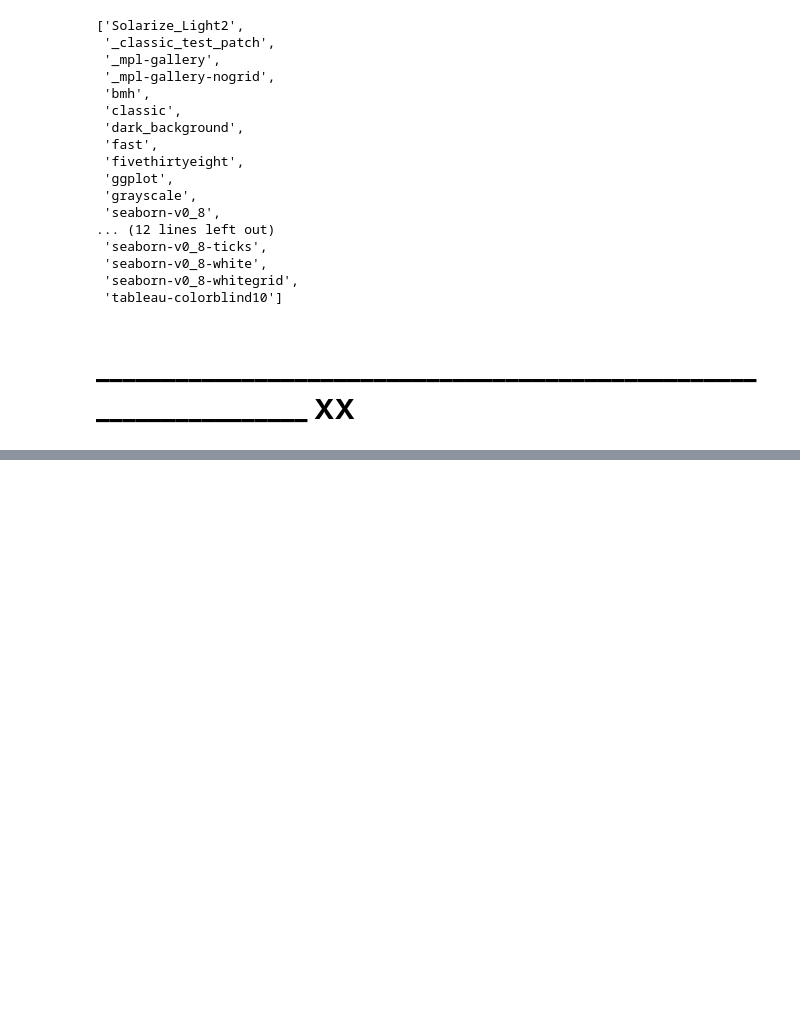
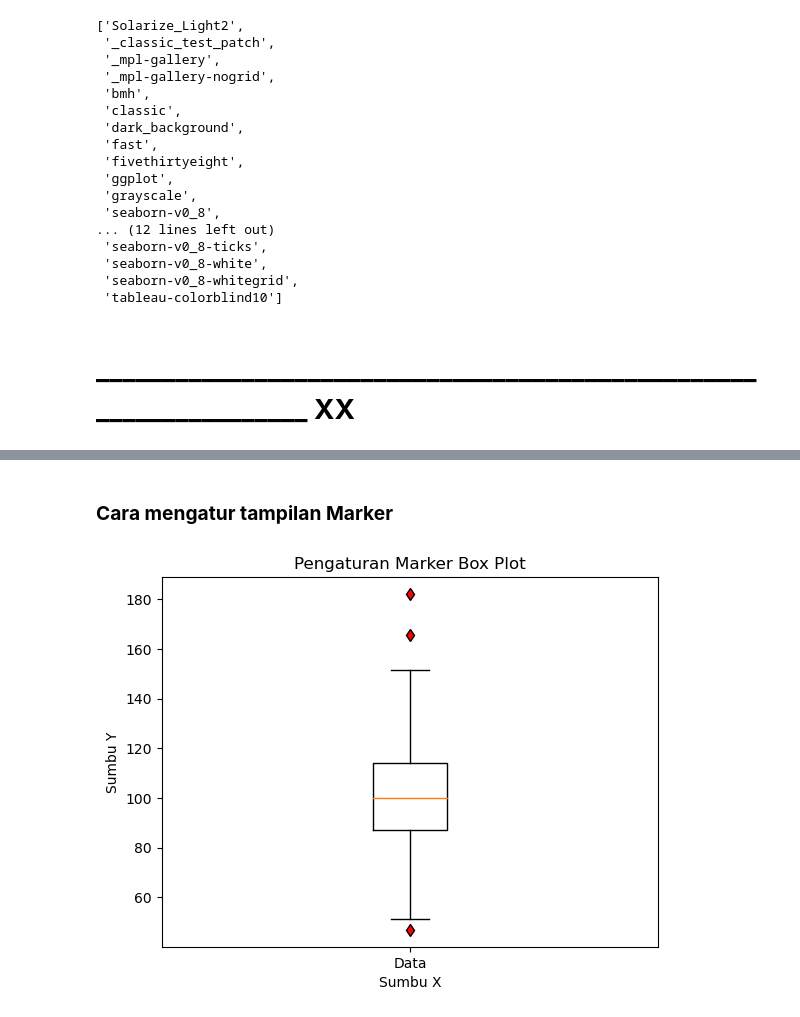
Before and after one commit to Edy-Mochamad/Learn-visualization-data, a Jupyter notebook: pengenalan-Matplotlib.ipynb, the cells around one changed output, grey strips where cells are left out. Cells and saved outputs as stored; diff of their text form; code cells hidden in the pictures; blank space fills up the shorter version.

```diff
--- a/pengenalan-Matplotlib.ipynb
+++ b/pengenalan-Matplotlib.ipynb
@@ -870,0 +922,17 @@ plt.style.available
+# %% [markdown]
+### **Cara mengatur tampilan Marker**
+# %%
+plt.boxplot(
+    data,
+    labels = ['Data'],
+    showfliers = True, #untuk memunculkan outliernya atau tidak
+    flierprops = {'markerfacecolor' : 'r', 'marker' : 'd'}
+)
+
+plt.xlabel('Sumbu X')
+plt.ylabel('Sumbu Y')
+plt.title('Pengaturan Marker Box Plot')
+
+plt.show()
+# %% [output]
+[figure, added]
```
Also changed, not shown: parts of 11 cells of this notebook.
